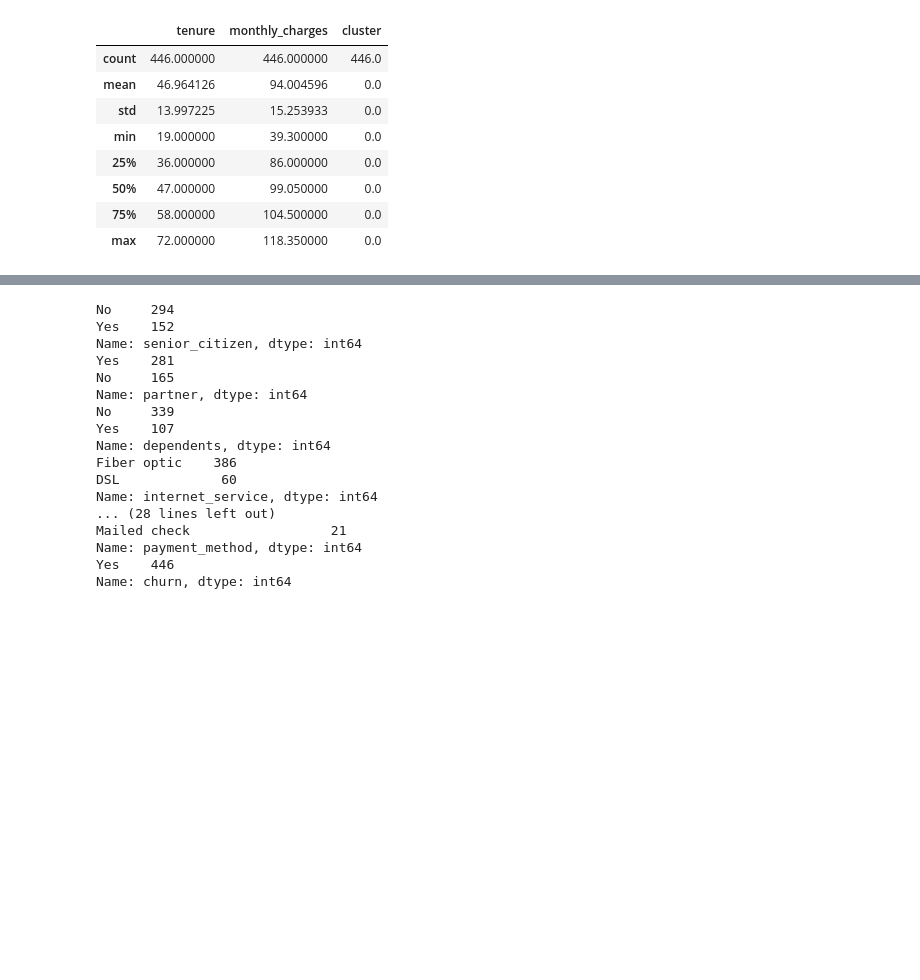
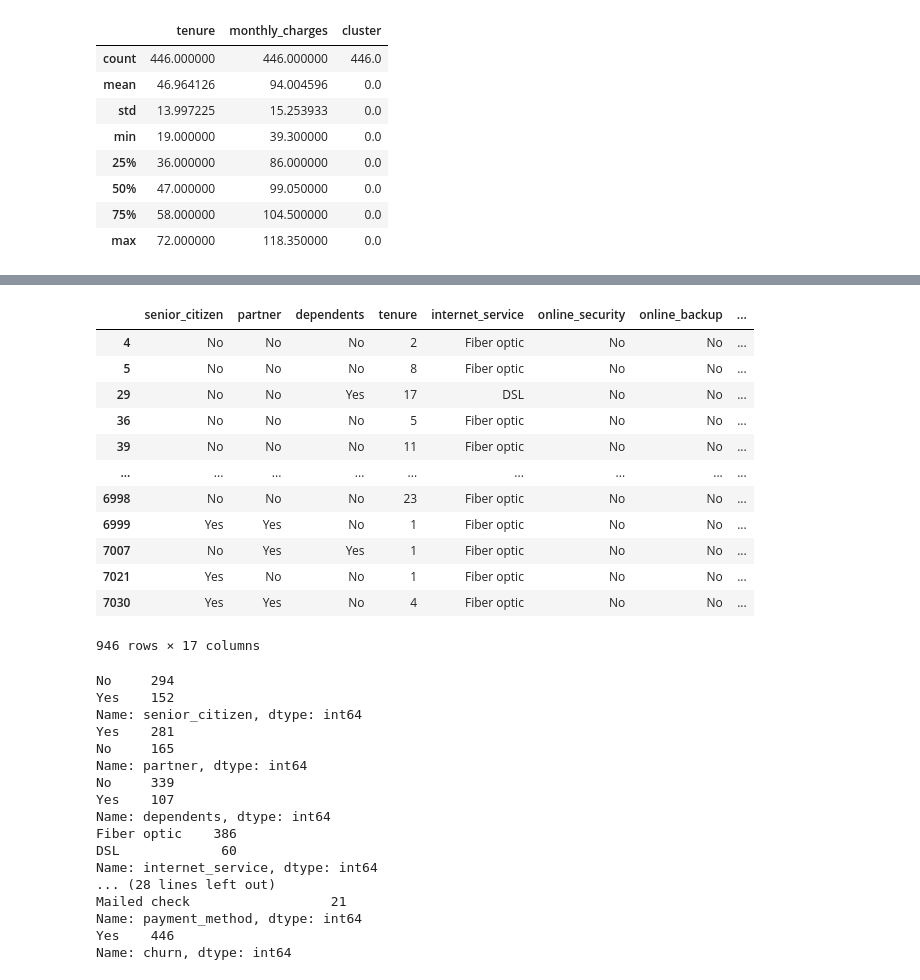
Before and after one commit to FTDS-assignment-bay/p2-final-project-ftds-001-sby-group-001, a Jupyter notebook: churn_cluster.ipynb, the cells around one changed output, grey strips where cells are left out. Cells and saved outputs as stored; diff of their text form; code cells hidden in the pictures; blank space fills up the shorter version.

```diff
--- a/churn_cluster.ipynb
+++ b/churn_cluster.ipynb
@@ -210,3 +242,19 @@ dfnew[dfnew['cluster']==0].describe()
+# %%
+dfnew[dfnew['cluster']==2]
+# %% [output]
+|  | senior_citizen | partner | dependents | tenure | internet_service | online_security | online_backup | ... |
+| 4 | No | No | No | 2 | Fiber optic | No | No | ... |
+| 5 | No | No | No | 8 | Fiber optic | No | No | ... |
+| 29 | No | No | Yes | 17 | DSL | No | No | ... |
+| 36 | No | No | No | 5 | Fiber optic | No | No | ... |
+| 39 | No | No | No | 11 | Fiber optic | No | No | ... |
+| ... | ... | ... | ... | ... | ... | ... | ... | ... |
+| 6998 | No | No | No | 23 | Fiber optic | No | No | ... |
+| 6999 | Yes | Yes | No | 1 | Fiber optic | No | No | ... |
+| 7007 | No | Yes | Yes | 1 | Fiber optic | No | No | ... |
+| 7021 | Yes | No | No | 1 | Fiber optic | No | No | ... |
+| 7030 | Yes | Yes | No | 4 | Fiber optic | No | No | ... |
+946 rows × 17 columns
 # %%
 for x in new_cat:
     print(dfnew[dfnew['cluster']==0][x].value_counts())
```
Also changed, not shown: parts of 6 cells of this notebook.
